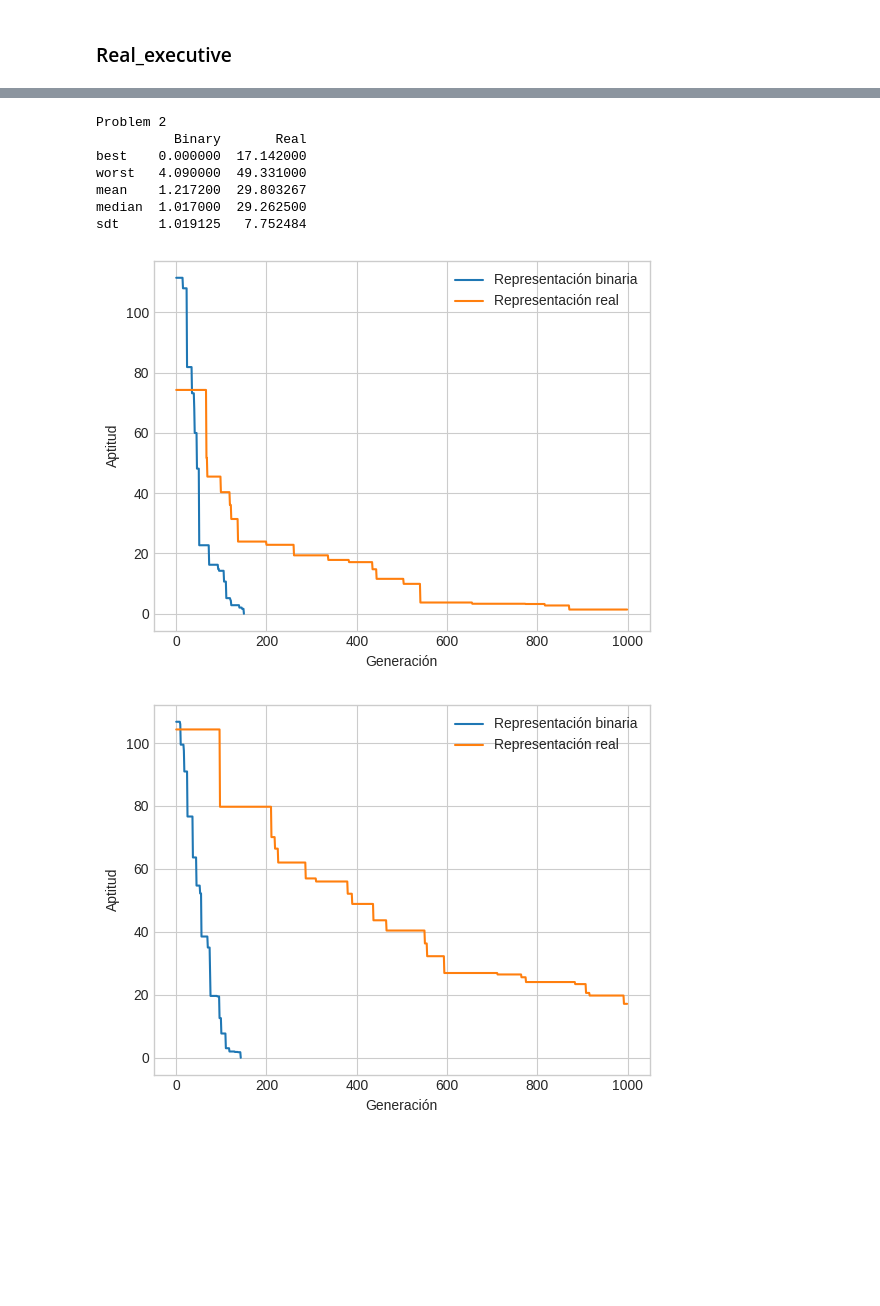
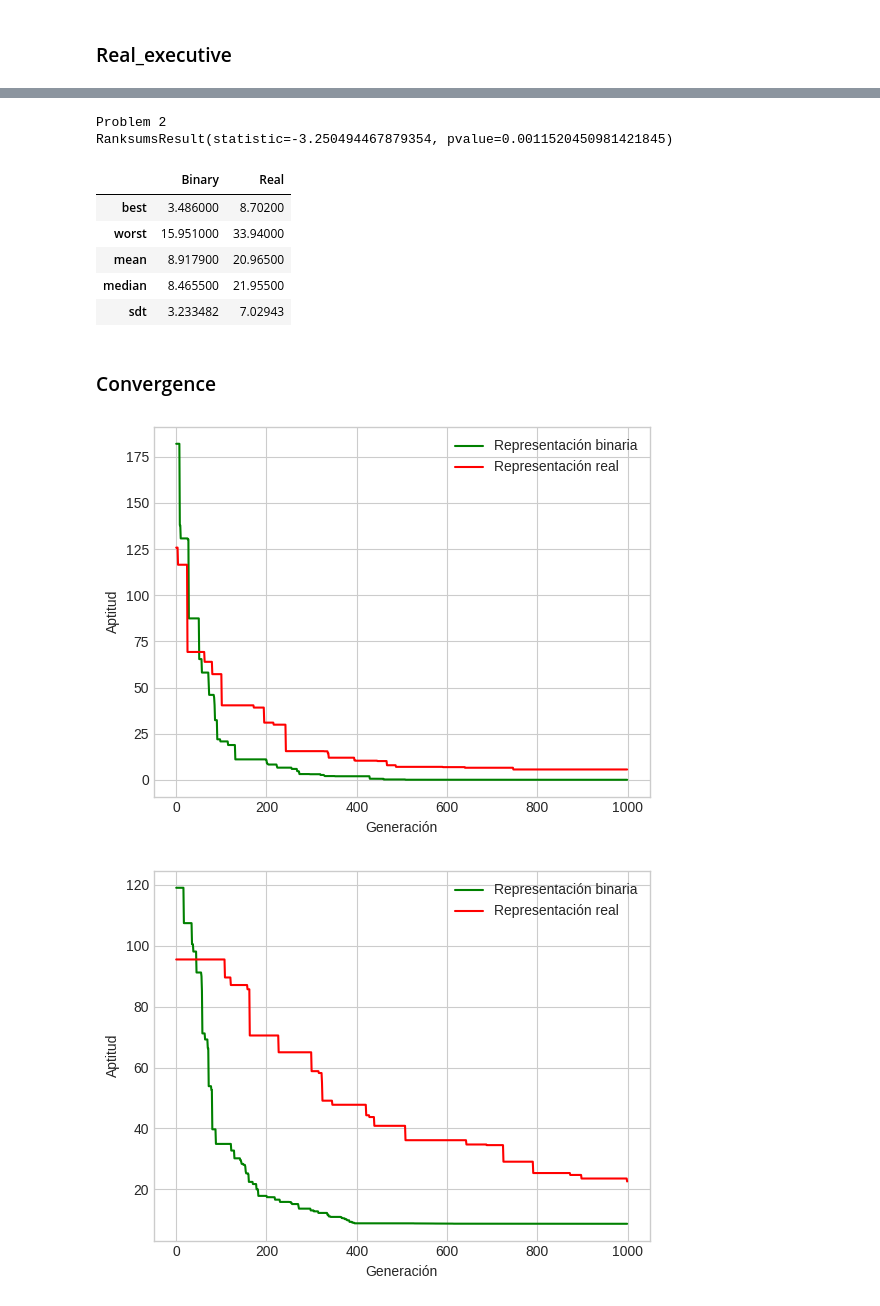
Before and after one commit to JHermosillaD/evolutionary_computation, a Jupyter notebook: JesusT3Codigo.ipynb, the cells around one changed output, grey strips where cells are left out. Cells and saved outputs as stored; diff of their text form; code cells hidden in the pictures; blank space fills up the shorter version.

```diff
--- a/JesusT3Codigo.ipynb
+++ b/JesusT3Codigo.ipynb
@@ -261,7 +260,7 @@ def executeBinaryRepresentation(c, printScore):
     bestApptitude = []
     averageApptitude = []
     best_solution = 0
-    population, apptitudes = generatePopulation(ppl_size,case=c,isBin=False)
+    population, apptitudes = generatePopulation(ppl_size,case=c,isBin=True)
     evals = 0
     gens = 0
     while (evals < max_evals):
@@ -293,7 +292,7 @@ def executeBinaryRepresentation(c, printScore):
 
         nuevas_aptitudes = []
         for index in range (0,len(population)):
-            apptitude = fitness(population[index],case=c,isBin=False)
+            apptitude = fitness(population[index],case=c,isBin=True)
             nuevas_aptitudes.append((index,apptitude))
 
         nuevas_aptitudes.sort(key=lambda a: a[1])
@@ -306,7 +305,7 @@ def executeBinaryRepresentation(c, printScore):
         nueva_poblacion = nueva_poblacion[:ppl_size]
         average_fit = 0
         for i in range(0,len(nueva_poblacion)):
-            apptitude = fitness(nueva_poblacion[i],case=c,isBin=False)
+            apptitude = fitness(nueva_poblacion[i],case=c,isBin=True)
             average_fit += apptitude
             nuevas_aptitudes.append((i,apptitude))
             evals += 1
@@ -315,11 +314,10 @@ def executeBinaryRepresentation(c, printScore):
         average_fit = average_fit/ppl_size
         bestApptitude.append(apptitudes[0][1])
         averageApptitude.append(average_fit)
+        son_decoded = decodeBin2Real(population[apptitudes[0][0]],c)
         if (evals % ppl_size == 0):
             gens += 1
             if (printScore == True):
-                print(population[apptitudes[0][0]], "f(x)", apptitudes[0][1], "Gen", gens)
-        if (apptitudes[0][1] < uncertainty):
-            break
-    return bestApptitude, averageApptitude
+                print(son_decoded, "f(x)", apptitudes[0][1], "Gen", gens)
+    return bestApptitude, averageApptitude, son_decoded
 # %%
@@ -438,7 +436,5 @@ def executeRealRepresentation(c, printScore):
             gens += 1
             if (printScore == True):
                 print(population[apptitudes[0][0]], "f(x)", apptitudes[0][1], "Gen", gens)
-        if (apptitudes[0][1] < uncertainty):
-            break
-    return bestApptitude, averageApptitude
+    return bestApptitude, averageApptitude, population[apptitudes[0][0]]
 # %%
@@ -492,17 +490,26 @@ record_1R = []
 record_2B = []
 record_2R = []
 
-for i in range(30):
-    bbest_appt_1B, _ = executeBinaryRepresentation(1, False)
-    bbest_appt_1R, _ = executeRealRepresentation(1, False)
-    bbest_appt_2B, _ = executeBinaryRepresentation(2, False)
-    bbest_appt_2R, _ = executeRealRepresentation(2, False)
+sons_1B = []
+sons_1R = []
+sons_2B = []
+sons_2R = []
+
+for i in range(10):
+    bbest_appt_1B, _, bbest_son_1B = executeBinaryRepresentation(1, False)
+    bbest_appt_1R, _, bbest_son_1R = executeRealRepresentation(1, False)
+    bbest_appt_2B, _, bbest_son_2B = executeBinaryRepresentation(2, False)
+    bbest_appt_2R, _, bbest_son_2R = executeRealRepresentation(2, False)
 
     history_1B.append([i,bbest_appt_1B[-1]])
     record_1B.append(bbest_appt_1B)
+    sons_1B.append(bbest_son_1B)
     history_1R.append([i,bbest_appt_1R[-1]])
     record_1R.append(bbest_appt_1R)
+    sons_1R.append(bbest_son_1R)
     history_2B.append([i,bbest_appt_2B[-1]])
     record_2B.append(bbest_appt_2B)
+    sons_2B.append(bbest_son_2B)
     history_2R.append([i,bbest_appt_2R[-1]])
     record_2R.append(bbest_appt_2R)
+    sons_2R.append(bbest_son_2R)
@@ -571,32 +582,41 @@ problem_2 = {'Binary': pd.Series([best_2B[0,1], worst2B[0,1], mean_2B, median2B,
 
 problem_2_df = pd.DataFrame(problem_2)
 print("Problem 2")
-print(problem_2_df)
+print(ranksums(history_2B_np[:,1], history_2R_np[:,1]))
+problem_2_df
 # %% [output]
 Problem 2
-          Binary       Real
-best    0.000000  17.142000
-worst   4.090000  49.331000
-mean    1.217200  29.803267
-median  1.017000  29.262500
-sdt     1.019125   7.752484
+RanksumsResult(statistic=-3.250494467879354, pvalue=0.0011520450981421845)
+|  | Binary | Real |
+| best | 3.486000 | 8.70200 |
+| worst | 15.951000 | 33.94000 |
+| mean | 8.917900 | 20.96500 |
+| median | 8.465500 | 21.95500 |
+| sdt | 3.233482 | 7.02943 |
+# %%
+indx_median_1B = np.argsort(history_1B_np[:,1])[len(history_1B_np[:,1])//2]
+indx_median_1R = np.argsort(history_1R_np[:,1])[len(history_1R_np[:,1])//2]
+indx_median_2B = np.argsort(history_2B_np[:,1])[len(history_2B_np[:,1])//2]
+indx_median_2R = np.argsort(history_2R_np[:,1])[len(history_2R_np[:,1])//2]
+# %% [markdown]
+### Convergence
 # %%
-plt.plot(record_1B[int(best_1B[0,0])], label='Representación binaria')
-plt.plot(record_1R[int(best_1R[0,0])], label='Representación real')
+plt.plot(record_1B[indx_median_1B], label='Representación binaria', color='g')
+plt.plot(record_1R[indx_median_1R], label='Representación real', color='r')
 
 plt.xlabel("Generación")
 plt.ylabel("Aptitud")
 plt.legend()
 plt.show()
 # %% [output]
-[figure, old version]
+[figure, new version]
 # %%
-plt.plot(record_2B[int(best_2B[0,0])], label='Representación binaria')
-plt.plot(record_2R[int(best_2R[0,0])], label='Representación real')
+plt.plot(record_2B[indx_median_2B], label='Representación binaria', color='g')
+plt.plot(record_2R[indx_median_2R], label='Representación real', color='r')
 
 plt.xlabel("Generación")
 plt.ylabel("Aptitud")
 plt.legend()
 plt.show()
 # %% [output]
-[figure, old version]
+[figure, new version]
```
Also changed, not shown: parts of 18 cells of this notebook.
